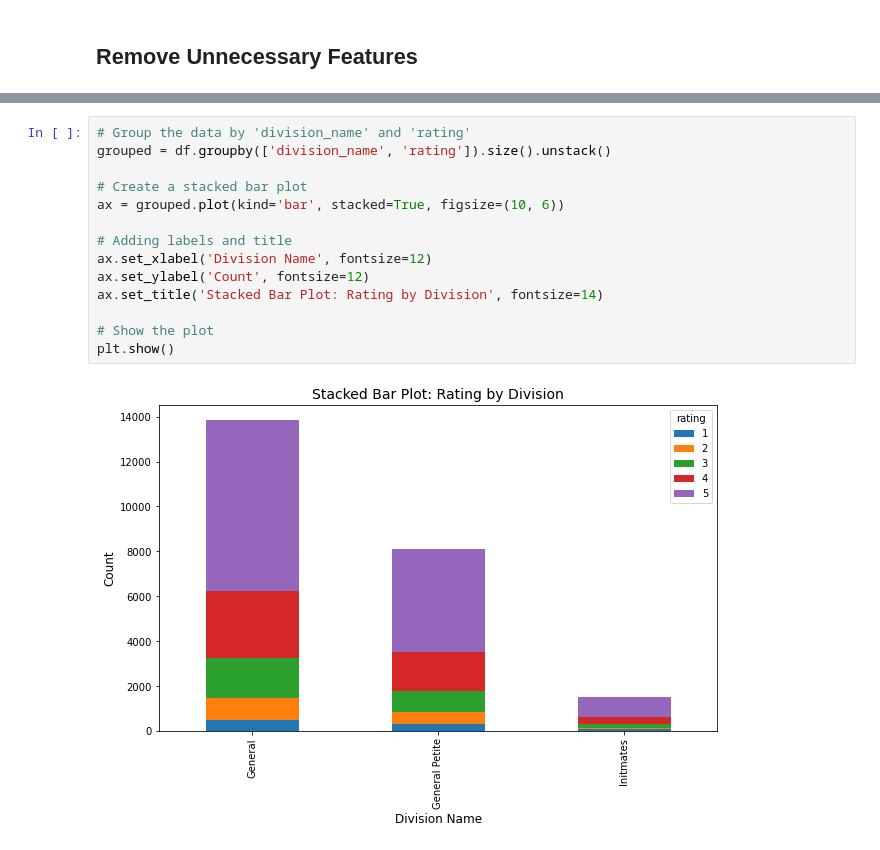
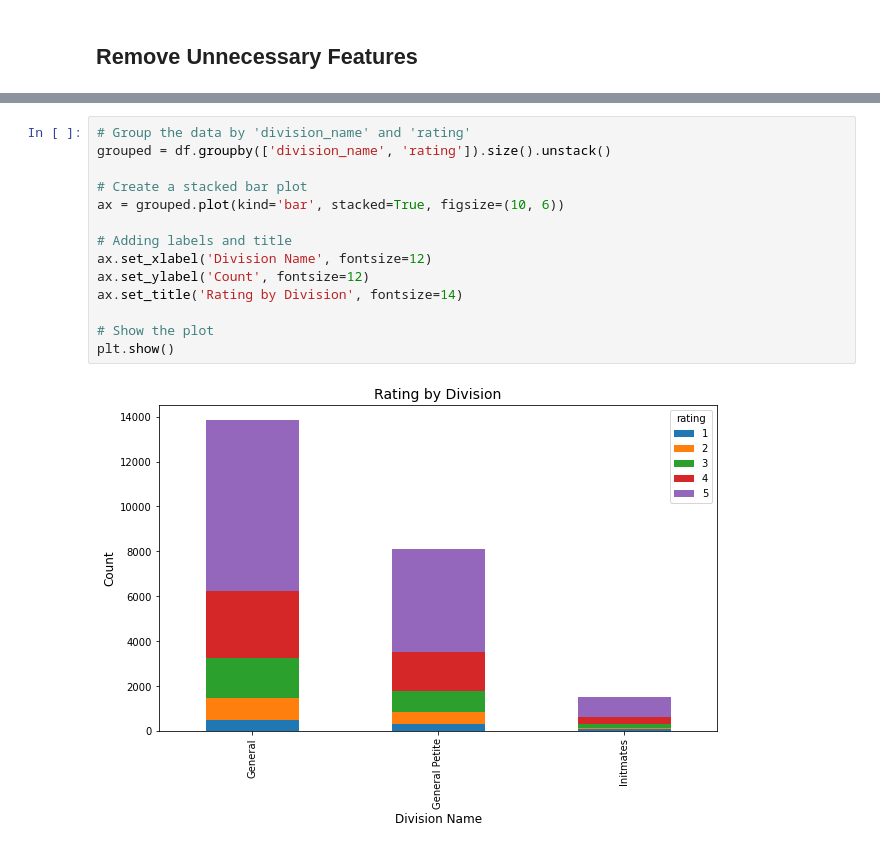
Before and after one commit to amsavalli-mylasalam/DataInSight, a Jupyter notebook: Comparing Categories/Bar plot/stacked plot.ipynb, the cells around one changed output, grey strips where cells are left out. Drawn from its saved outputs; the diff is of its cells as text.

```diff
--- a/Comparing Categories/Bar plot/stacked plot.ipynb
+++ b/Comparing Categories/Bar plot/stacked plot.ipynb
@@ -27,16 +34,16 @@ df.head()
 # %%
 # Group the data by 'division_name' and 'rating'
 grouped = df.groupby(['division_name', 'rating']).size().unstack()
 
 # Create a stacked bar plot
 ax = grouped.plot(kind='bar', stacked=True, figsize=(10, 6))
 
 # Adding labels and title
 ax.set_xlabel('Division Name', fontsize=12)
 ax.set_ylabel('Count', fontsize=12)
-ax.set_title('Stacked Bar Plot: Rating by Division', fontsize=14)
+ax.set_title('Rating by Division', fontsize=14)
 
 # Show the plot
 plt.show()
 # %% [output]
-[figure, old version]
+[figure, new version]
```
Also changed, not shown: parts of 2 cells of this notebook.
